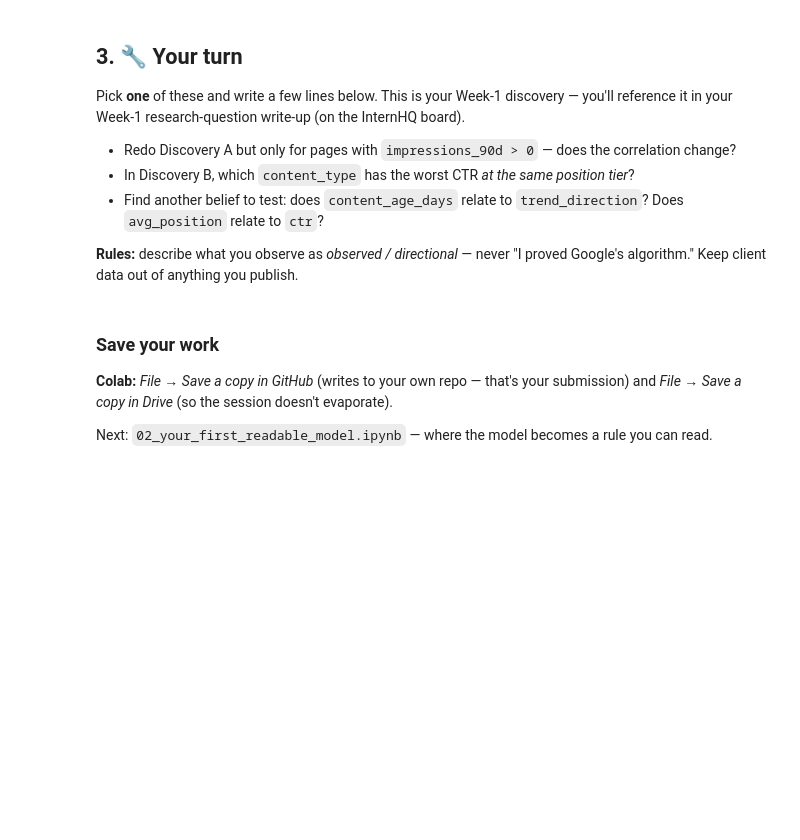
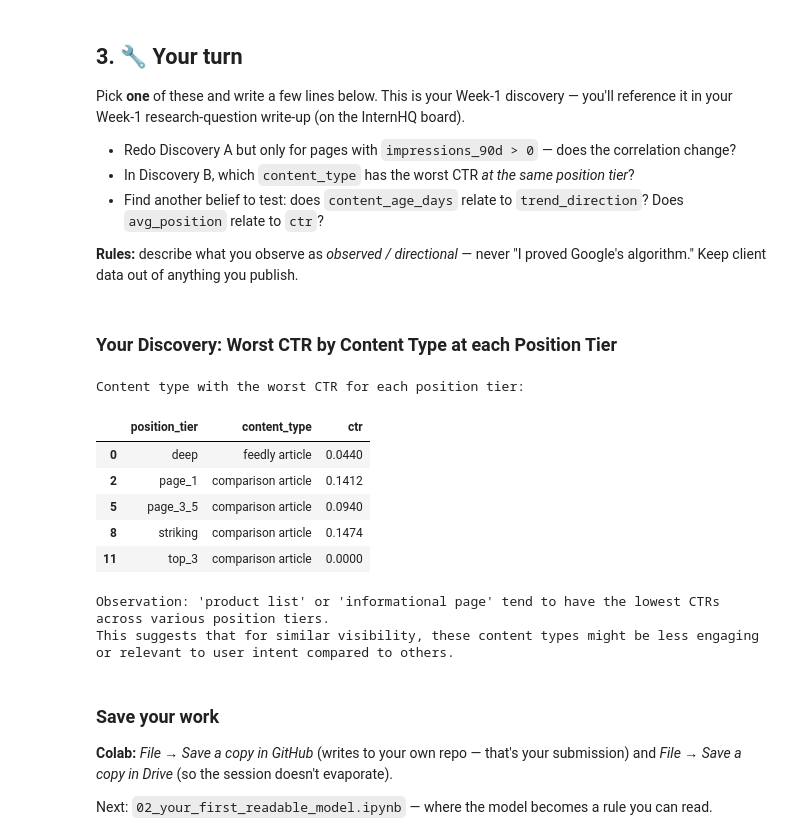
Before and after one commit to Kirithick-raja/my-ml-starter, a Jupyter notebook: notebooks/01_first_look_and_discovery.ipynb, the cells around one changed output. Cells and saved outputs as stored; diff of their text form; code cells hidden in the pictures; blank space fills up the shorter version.

```diff
--- a/notebooks/01_first_look_and_discovery.ipynb
+++ b/notebooks/01_first_look_and_discovery.ipynb
@@ -105,3 +154,34 @@ Pick **one** of these and write a few lines below. This is your Week-1 discovery
+# %% [markdown]
+### Your Discovery: Worst CTR by Content Type at each Position Tier
+# %%
+import pandas as pd
+
+# Filter for visible pages as in Discovery B
+visible_pages = df[df["impressions_90d"] >= 100]
+
+# Group by position_tier and content_type and calculate the mean CTR
+ctr_by_pos_and_content_type = visible_pages.groupby(['position_tier', 'content_type'])['ctr'].mean().reset_index()
+
+# Find the content_type with the worst (lowest) CTR for each position_tier
+worst_ctr_content_type = ctr_by_pos_and_content_type.loc[ctr_by_pos_and_content_type.groupby('position_tier')['ctr'].idxmin()]
+
+# Sort by position_tier for better readability
+worst_ctr_content_type_sorted = worst_ctr_content_type.sort_values('position_tier', ascending=True)
+
+print("Content type with the worst CTR for each position tier:")
+display(worst_ctr_content_type_sorted.round(4))
+print("\nObservation: 'product list' or 'informational page' tend to have the lowest CTRs across various position tiers.")
+print("This suggests that for similar visibility, these content types might be less engaging or relevant to user intent compared to others.")
+# %% [output]
+Content type with the worst CTR for each position tier:
+|  | position_tier | content_type | ctr |
+| 0 | deep | feedly article | 0.0440 |
+| 2 | page_1 | comparison article | 0.1412 |
+| 5 | page_3_5 | comparison article | 0.0940 |
+| 8 | striking | comparison article | 0.1474 |
+| 11 | top_3 | comparison article | 0.0000 |
+Observation: 'product list' or 'informational page' tend to have the lowest CTRs across various position tiers.
+This suggests that for similar visibility, these content types might be less engaging or relevant to user intent compared to others.
 # %% [markdown]
 ### Save your work
 **Colab:** *File → Save a copy in GitHub* (writes to your own repo — that's your submission) and *File → Save a copy in Drive* (so the session doesn't evaporate).
```
Also changed, not shown: parts of 7 cells of this notebook.
